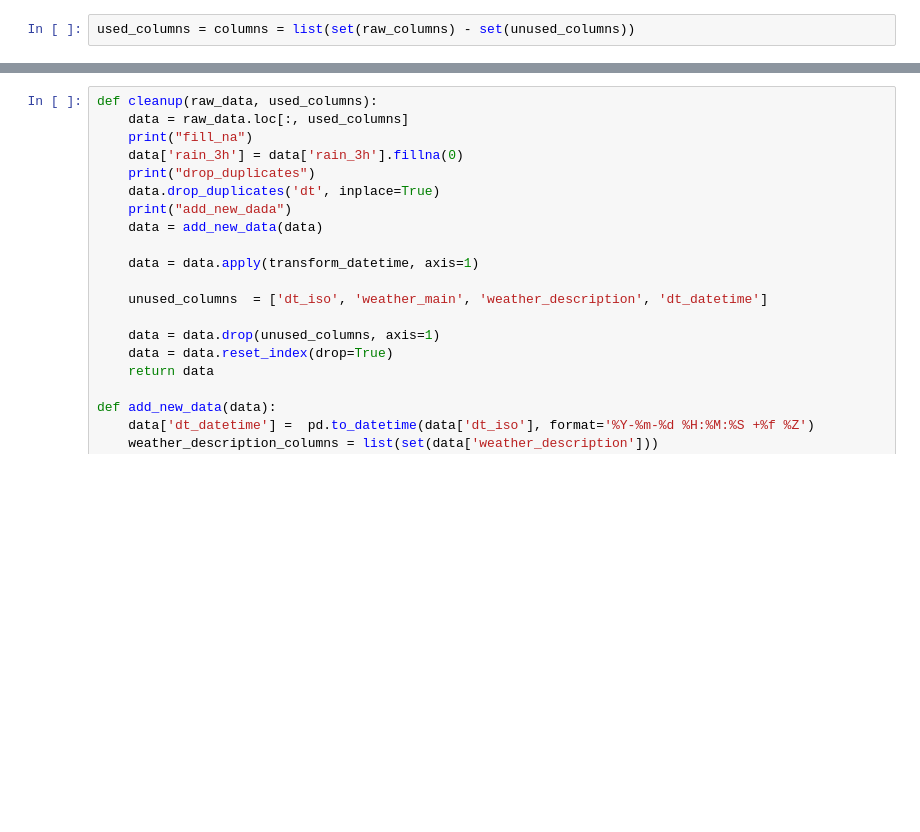
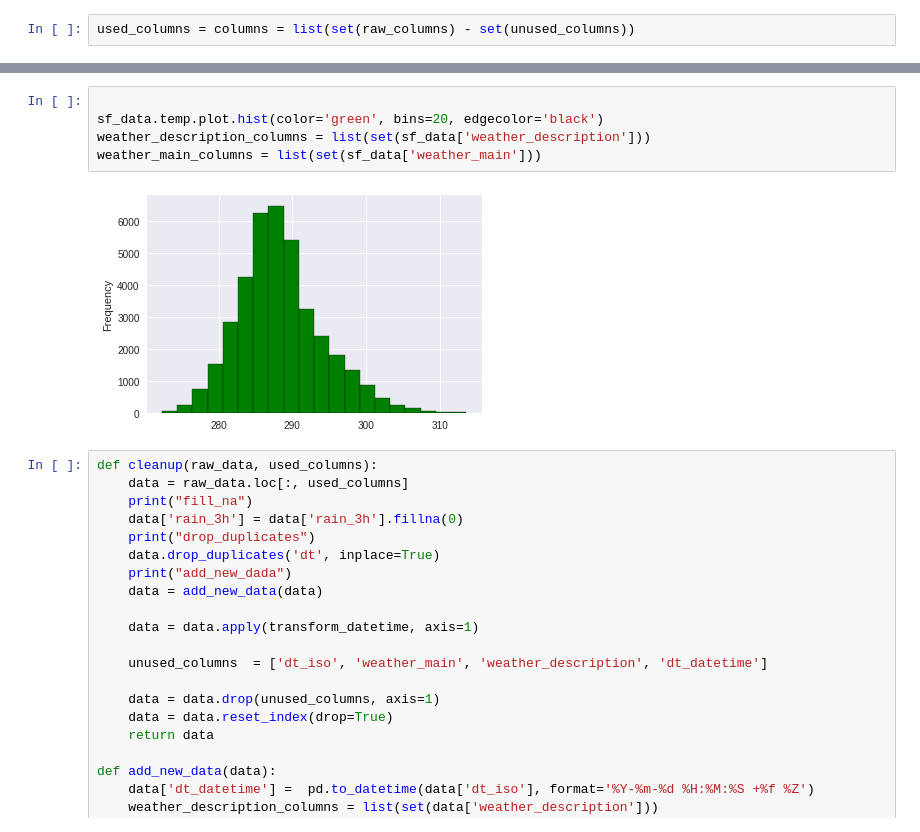
Before and after one commit to tsurupin/weather-forecast, a Jupyter notebook: spark/work/test3.ipynb, the cells around one changed output, grey strips where cells are left out. Saved outputs shown, nothing was run; the diff lists cells and outputs as text; blank space fills up the shorter version.

```diff
--- a/spark/work/test3.ipynb
+++ b/spark/work/test3.ipynb
@@ -36,3 +31,10 @@ memory usage: 8.2+ MB
+# %%
+
+sf_data.temp.plot.hist(color='green', bins=20, edgecolor='black')
+weather_description_columns = list(set(sf_data['weather_description']))
+weather_main_columns = list(set(sf_data['weather_main']))
+# %% [output]
+[figure, added]
 # %%
 def cleanup(raw_data, used_columns):
     data = raw_data.loc[:, used_columns]
```
Also changed, not shown: parts of 28 cells of this notebook.
